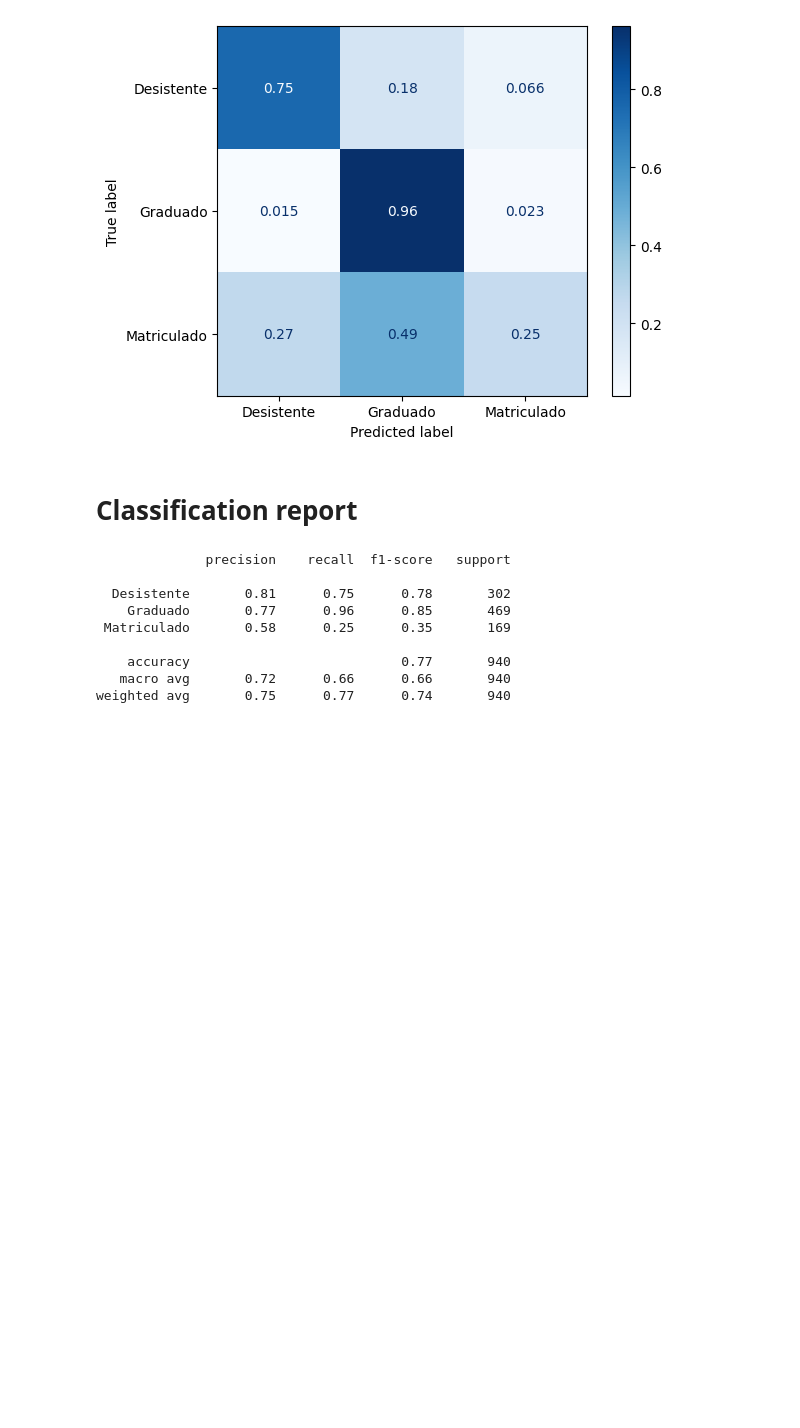
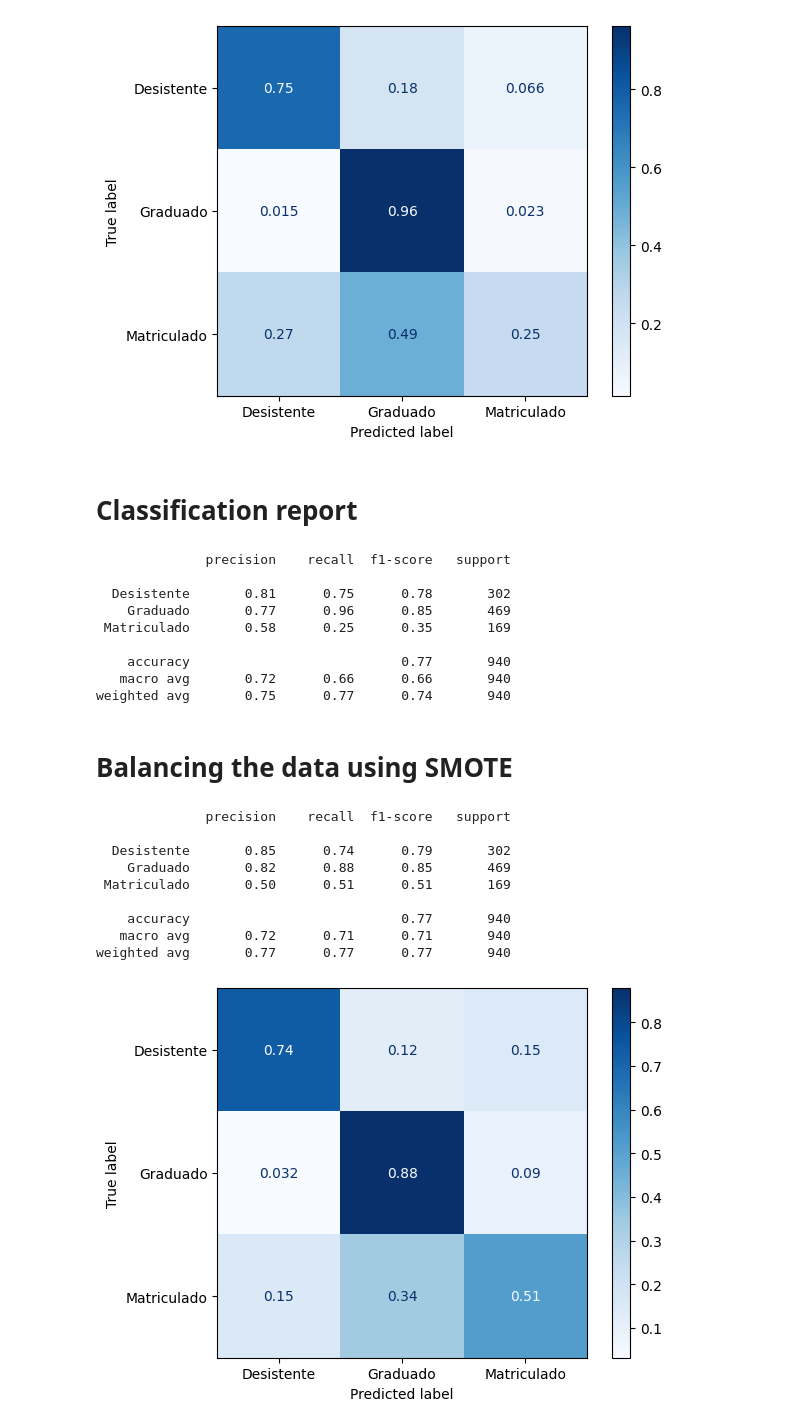
Before and after one commit to gabrielnichio/multiclass-prediction, a Jupyter notebook: collage_dropout_predictions_multiclass.ipynb, the cells around one changed output. Cells and saved outputs as stored; diff of their text form; code cells hidden in the pictures; blank space fills up the shorter version.

Commit message:
balancing the data

```diff
--- a/collage_dropout_predictions_multiclass.ipynb
+++ b/collage_dropout_predictions_multiclass.ipynb
@@ -104,3 +104,5 @@ print(report)
     accuracy                           0.77       940
    macro avg       0.72      0.66      0.66       940
 weighted avg       0.75      0.77      0.74       940
+# %% [markdown]
+# Balancing the data using SMOTE
@@ -106,0 +111,23 @@ weighted avg       0.75      0.77      0.74       940
+# %%
+oversample = SMOTE(random_state=0)
+x_balanced, y_balanced = oversample.fit_resample(x_train, y_train)
+# %%
+model = RandomForestClassifier(random_state=0, max_depth=10)
+model.fit(x_balanced, y_balanced)
+
+y_pred = model.predict(x_val)
+# %%
+report = classification_report(y_val, y_pred, target_names = ['Desistente', 'Graduado', 'Matriculado'])
+print(report)
+ConfusionMatrixDisplay.from_predictions(y_val, y_pred, normalize='true', cmap='Blues', display_labels=['Desistente', 'Graduado', 'Matriculado']);
+# %% [output]
+              precision    recall  f1-score   support
+
+  Desistente       0.85      0.74      0.79       302
+    Graduado       0.82      0.88      0.85       469
+ Matriculado       0.50      0.51      0.51       169
+
+    accuracy                           0.77       940
+   macro avg       0.72      0.71      0.71       940
+weighted avg       0.77      0.77      0.77       940
+[figure, added]
```
Also changed, not shown: parts of 1 cell of this notebook.
